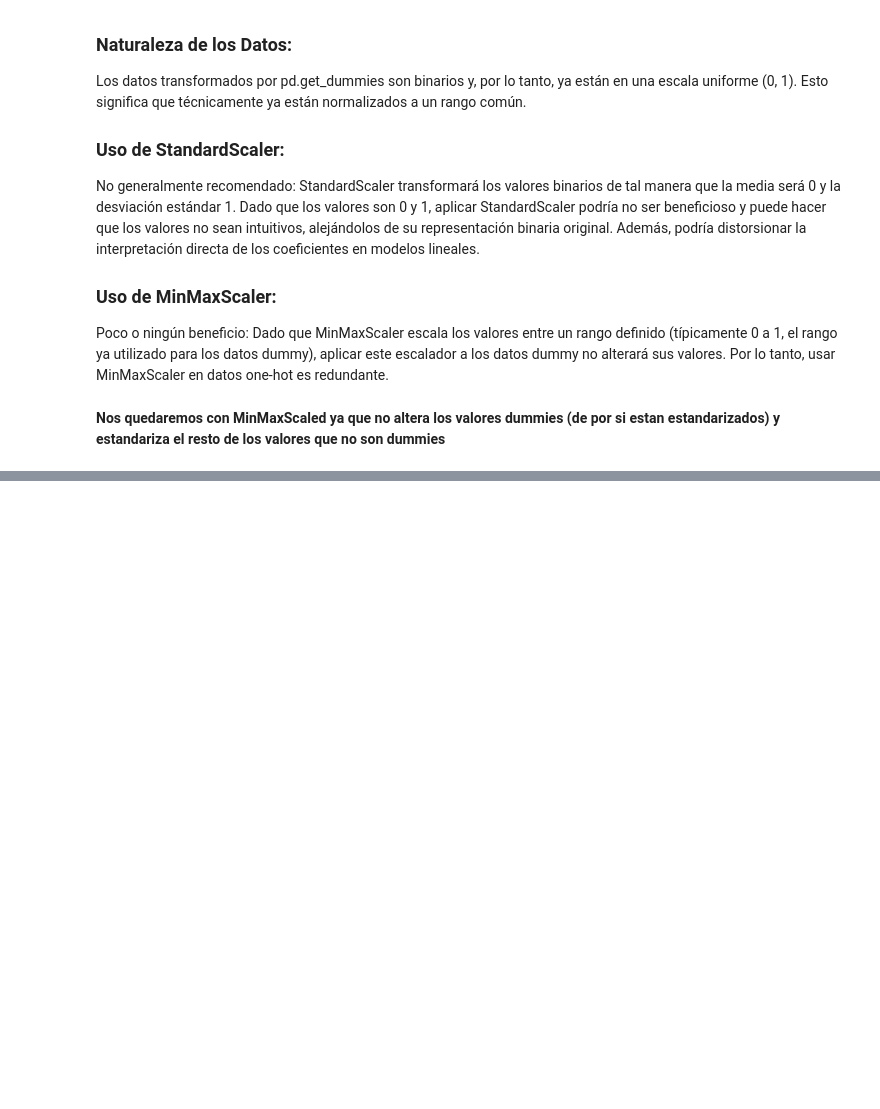
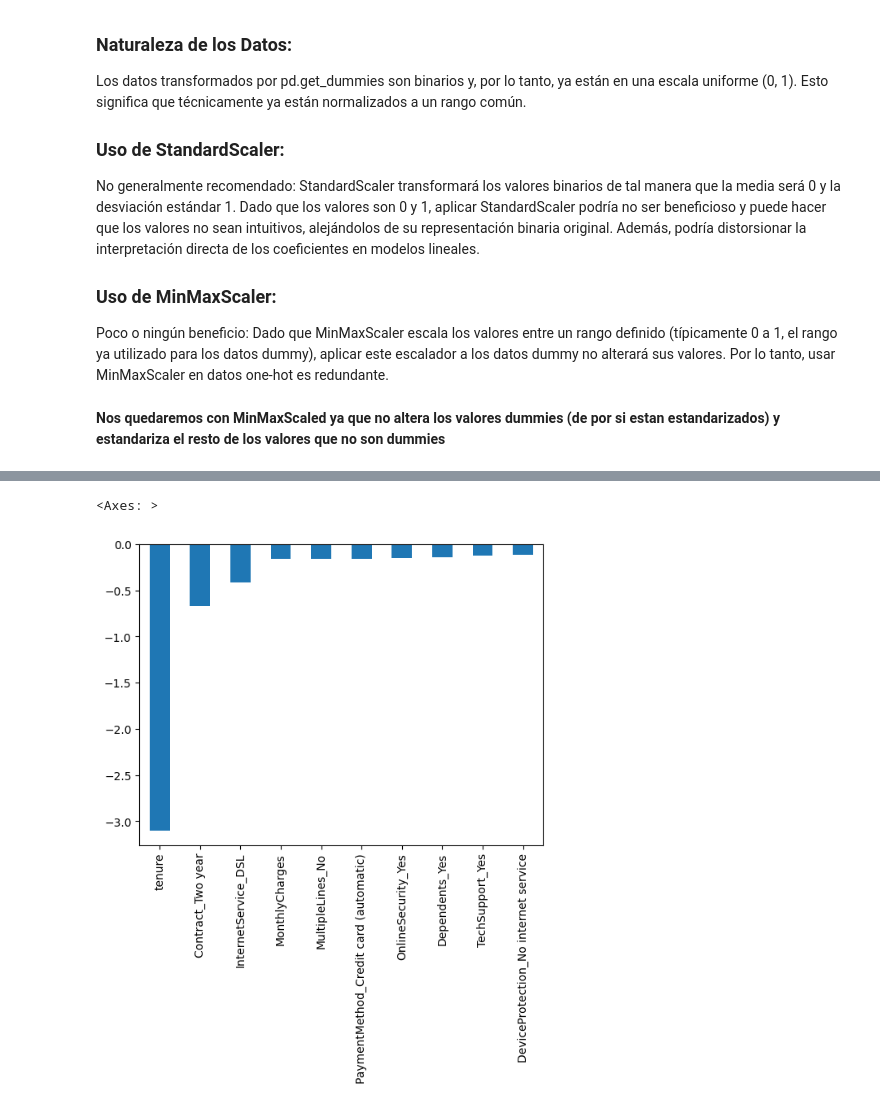
Before and after one commit to bpizarrop/bpizarrop, a Jupyter notebook: Machine learning Platzi/Regresión Logistica/Regresión Logistica Binomial.ipynb, the cells around one changed output, grey strips where cells are left out. Saved outputs shown, nothing was run; the diff lists cells and outputs as text; code cells hidden in the pictures; blank space fills up the shorter version.

```diff
--- a/Machine learning Platzi/Regresión Logistica/Regresión Logistica Binomial.ipynb
+++ b/Machine learning Platzi/Regresión Logistica/Regresión Logistica Binomial.ipynb
@@ -176,0 +249,5 @@ Poco o ningún beneficio: Dado que MinMaxScaler escala los valores entre un rang
+# %%
+weights.sort_values(ascending = True)[:10].plot(kind = 'bar')
+# %% [output]
+<Axes: >
+[figure, added]
```
Also changed, not shown: parts of 18 cells of this notebook, 2 other files.
